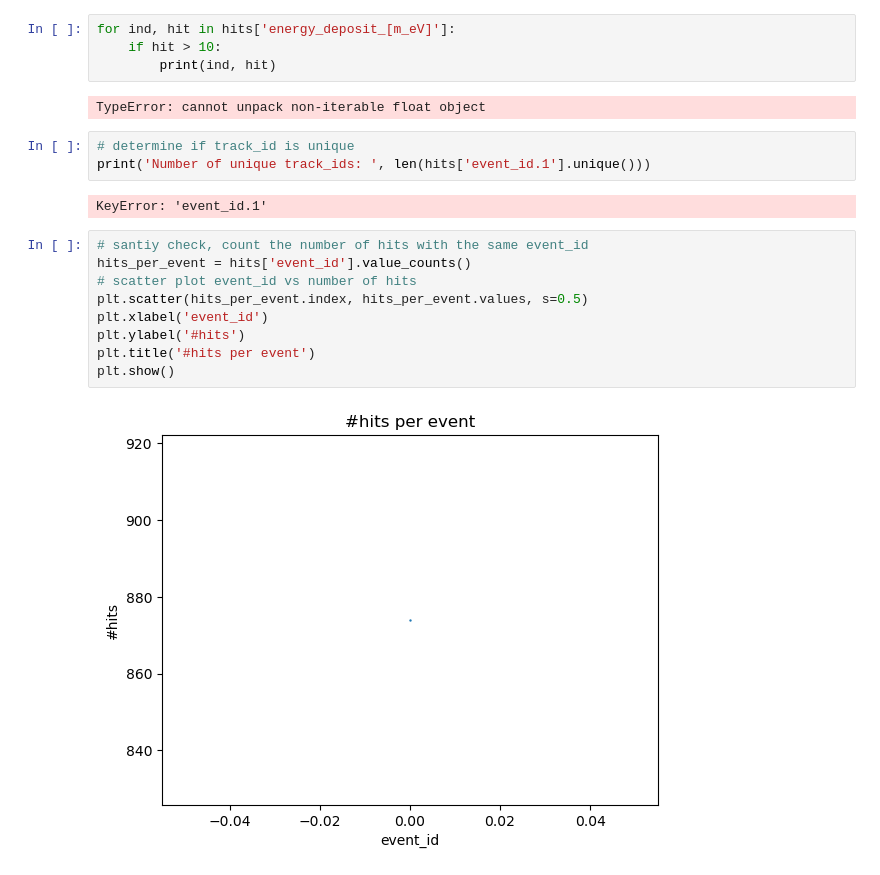
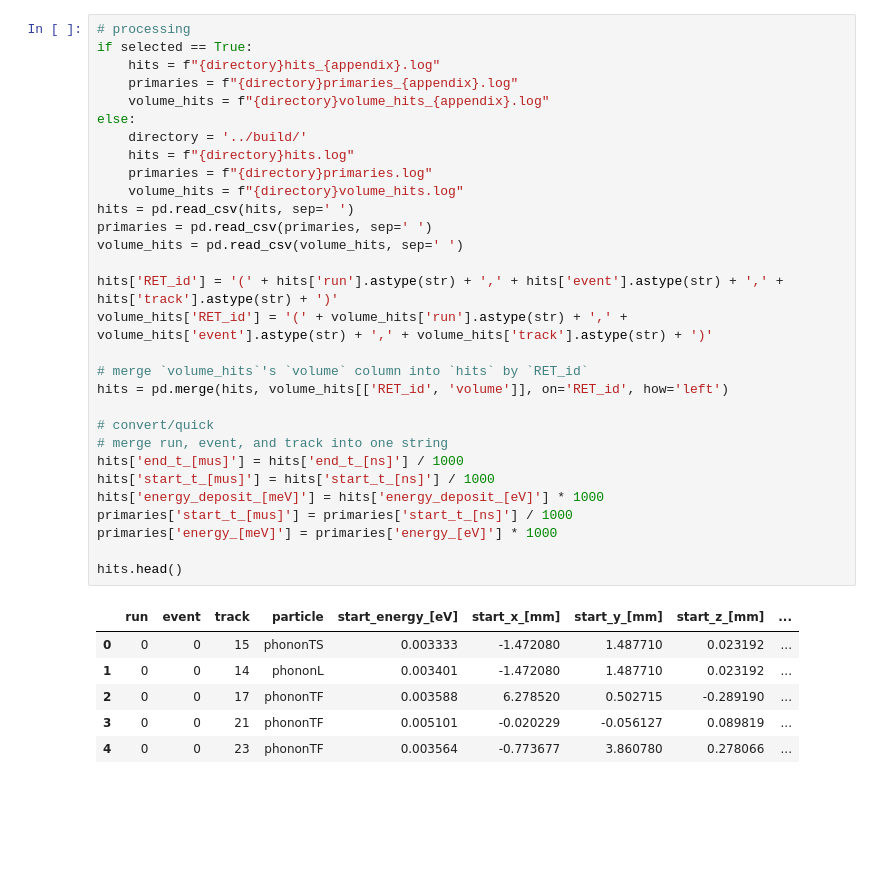
Before and after one commit to ThomasPCleveland/surf_2024, a Jupyter notebook: analysis/analysis.ipynb, the cells around one changed output. Saved outputs shown, nothing was run; the diff lists cells and outputs as text; blank space fills up the shorter version.

```diff
--- a/analysis/analysis.ipynb
+++ b/analysis/analysis.ipynb
@@ -23,22 +15,37 @@ hits.head( )
-# %%
-for ind, hit in hits['energy_deposit_[m_eV]']:
-    if hit > 10:
-        print(ind, hit)
-# %% [output]
-TypeError: cannot unpack non-iterable float object
-# %%
-# determine if track_id is unique
-print('Number of unique track_ids: ', len(hits['event_id.1'].unique()))
-# %% [output]
-KeyError: 'event_id.1'
-# %%
-# santiy check, count the number of hits with the same event_id
-hits_per_event = hits['event_id'].value_counts()
-# scatter plot event_id vs number of hits
-plt.scatter(hits_per_event.index, hits_per_event.values, s=0.5)
-plt.xlabel('event_id')
-plt.ylabel('#hits')
-plt.title('#hits per event')
-plt.show()
-# %% [output]
-[figure, removed]
+# %%
+# processing
+if selected == True:
+    hits = f"{directory}hits_{appendix}.log"
+    primaries = f"{directory}primaries_{appendix}.log"
+    volume_hits = f"{directory}volume_hits_{appendix}.log"
+else:
+    directory = '../build/'
+    hits = f"{directory}hits.log"
+    primaries = f"{directory}primaries.log"
+    volume_hits = f"{directory}volume_hits.log"
+hits = pd.read_csv(hits, sep=' ')
+primaries = pd.read_csv(primaries, sep=' ')
+volume_hits = pd.read_csv(volume_hits, sep=' ')
+
+hits['RET_id'] = '(' + hits['run'].astype(str) + ',' + hits['event'].astype(str) + ',' + hits['track'].astype(str) + ')'
+volume_hits['RET_id'] = '(' + volume_hits['run'].astype(str) + ',' + volume_hits['event'].astype(str) + ',' + volume_hits['track'].astype(str) + ')'
+
+# merge `volume_hits`'s `volume` column into `hits` by `RET_id`
+hits = pd.merge(hits, volume_hits[['RET_id', 'volume']], on='RET_id', how='left')
+
+# convert/quick
+# merge run, event, and track into one string
+hits['end_t_[mus]'] = hits['end_t_[ns]'] / 1000
+hits['start_t_[mus]'] = hits['start_t_[ns]'] / 1000
+hits['energy_deposit_[meV]'] = hits['energy_deposit_[eV]'] * 1000
+primaries['start_t_[mus]'] = primaries['start_t_[ns]'] / 1000
+primaries['energy_[meV]'] = primaries['energy_[eV]'] * 1000
+
+hits.head()
+# %% [output]
+|  | run | event | track | particle | start_energy_[eV] | start_x_[mm] | start_y_[mm] | start_z_[mm] | ... |
+| 0 | 0 | 0 | 15 | phononTS | 0.003333 | -1.472080 | 1.487710 | 0.023192 | ... |
+| 1 | 0 | 0 | 14 | phononL | 0.003401 | -1.472080 | 1.487710 | 0.023192 | ... |
+| 2 | 0 | 0 | 17 | phononTF | 0.003588 | 6.278520 | 0.502715 | -0.289190 | ... |
+| 3 | 0 | 0 | 21 | phononTF | 0.005101 | -0.020229 | -0.056127 | 0.089819 | ... |
+| 4 | 0 | 0 | 23 | phononTF | 0.003564 | -0.773677 | 3.860780 | 0.278066 | ... |
```
Also changed, not shown: parts of 10 cells of this notebook, 26 other files.
